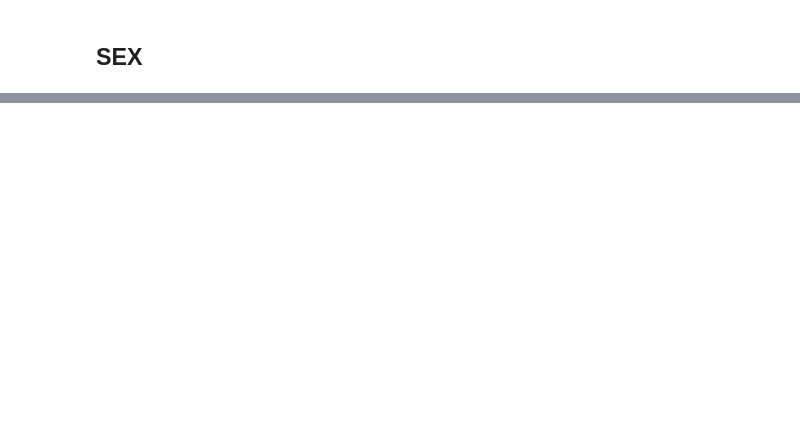
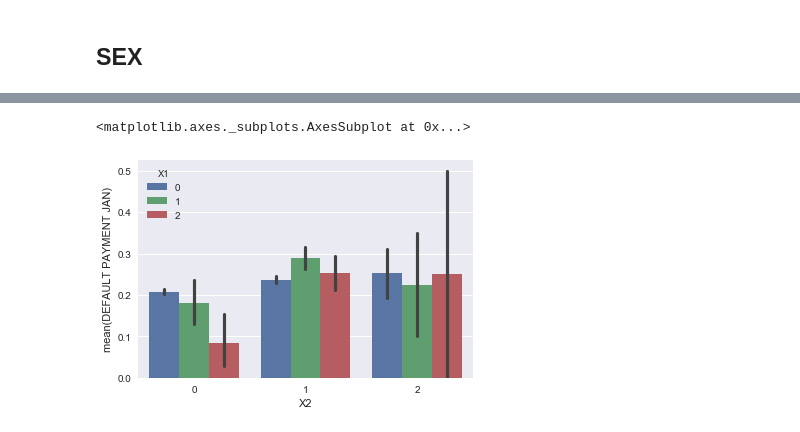
Before and after one commit to pietrodimarco91/Machine-Learning-Project-Loan-Default-Prediction, a Jupyter notebook: DataExploration.ipynb, the cells around one changed output, grey strips where cells are left out. Cells and saved outputs as stored; diff of their text form; code cells hidden in the pictures; blank space fills up the shorter version.

```diff
--- a/DataExploration.ipynb
+++ b/DataExploration.ipynb
@@ -577,0 +796,6 @@ sum(x['DEFAULT PAYMENT JAN']) / len(x), len(x)
+# %%
+train = pd.read_csv('data/train_with_additional_features.csv', index_col=0)
+# %%
+bill_ord = pd.read_csv('bills_order.csv', index_col=0)
+# %%
+df = pd.concat([train, bill_ord], axis=1)
@@ -577,0 +806,5 @@ sum(x['DEFAULT PAYMENT JAN']) / len(x), len(x)
+# %%
+sns.barplot(x = 'X2', y='DEFAULT PAYMENT JAN', hue = 'X1', data=df)
+# %% [output]
+<matplotlib.axes._subplots.AxesSubplot at 0x...>
+[figure, added]
```
Also changed, not shown: parts of 38 cells of this notebook, 1 other file.
